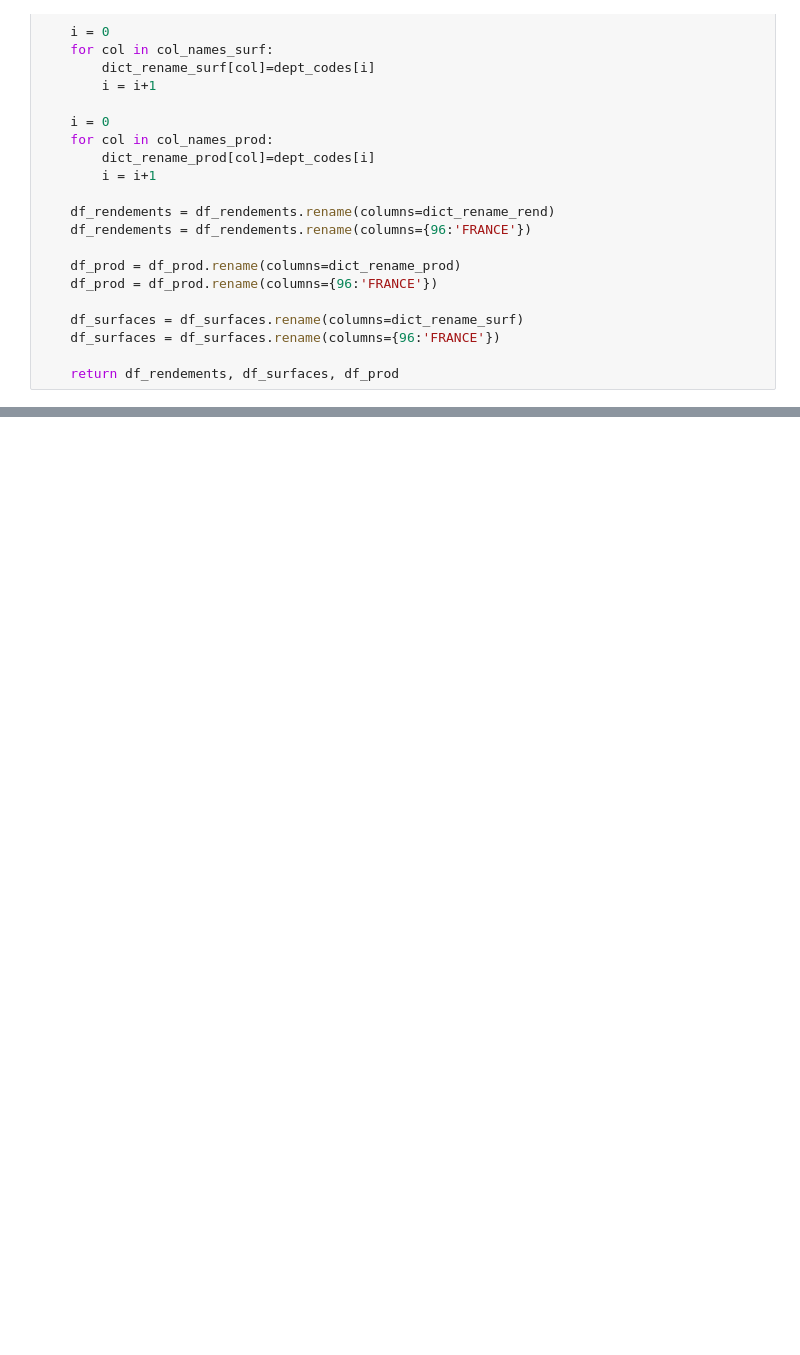
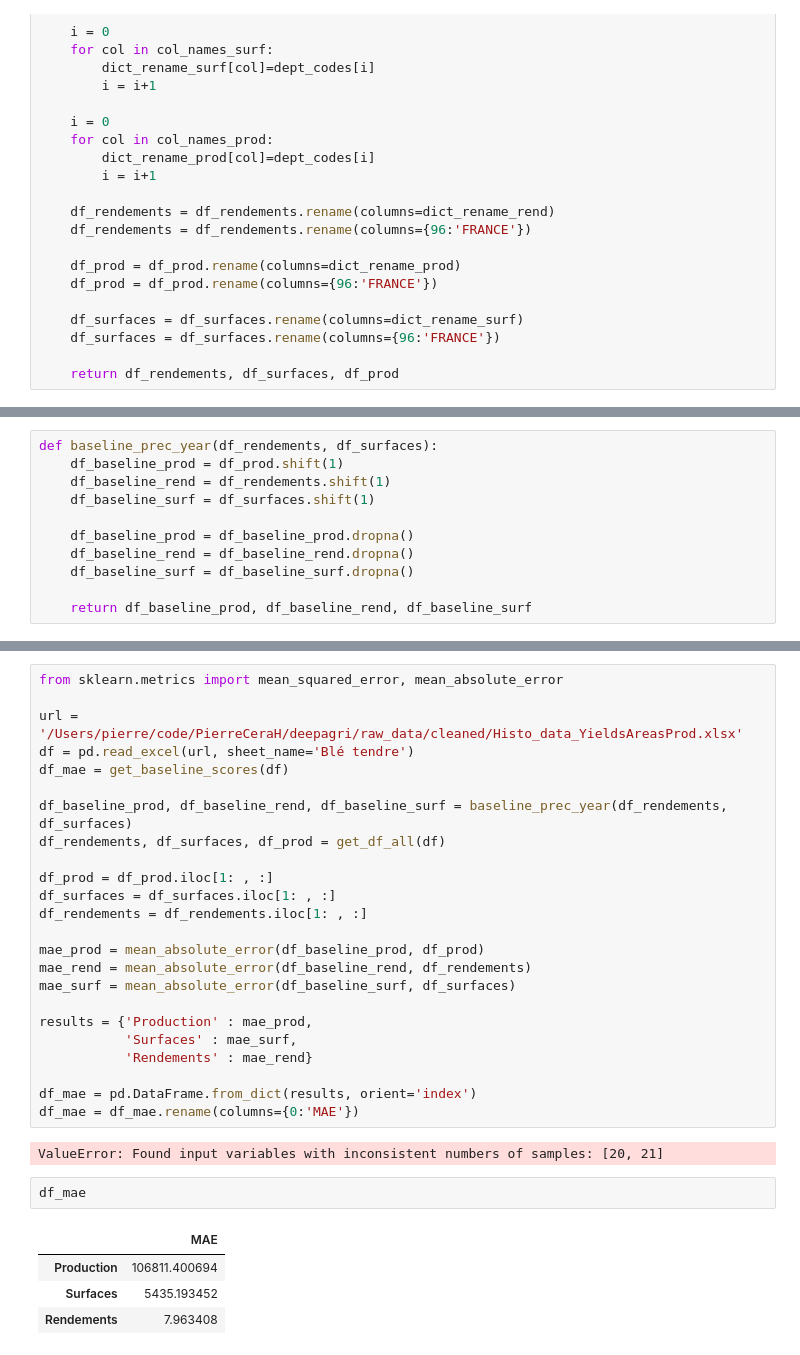
Before and after one commit to PierreCeraH/deepagri, a Jupyter notebook: baseline_prep.ipynb, the cells around one changed output, grey strips where cells are left out. Drawn from its saved outputs; the diff is of its cells as text; blank space fills up the shorter version.

```diff
--- a/baseline_prep.ipynb
+++ b/baseline_prep.ipynb
@@ -104,0 +169,11 @@ baseline.to_csv('baseline.csv')
+# %%
+def baseline_prec_year(df_rendements, df_surfaces):
+    df_baseline_prod = df_prod.shift(1)
+    df_baseline_rend = df_rendements.shift(1)
+    df_baseline_surf = df_surfaces.shift(1)
+
+    df_baseline_prod = df_baseline_prod.dropna()
+    df_baseline_rend = df_baseline_rend.dropna()
+    df_baseline_surf = df_baseline_surf.dropna()
+
+    return df_baseline_prod, df_baseline_rend, df_baseline_surf
@@ -104,0 +325,33 @@ baseline.to_csv('baseline.csv')
+# %%
+from sklearn.metrics import mean_squared_error, mean_absolute_error
+
+url = '/Users/pierre/code/PierreCeraH/deepagri/raw_data/cleaned/Histo_data_YieldsAreasProd.xlsx'
+df = pd.read_excel(url, sheet_name='Blé tendre')
+df_mae = get_baseline_scores(df)
+
+df_baseline_prod, df_baseline_rend, df_baseline_surf = baseline_prec_year(df_rendements, df_surfaces)
+df_rendements, df_surfaces, df_prod = get_df_all(df)
+
+df_prod = df_prod.iloc[1: , :]
+df_surfaces = df_surfaces.iloc[1: , :]
+df_rendements = df_rendements.iloc[1: , :]
+
+mae_prod = mean_absolute_error(df_baseline_prod, df_prod)
+mae_rend = mean_absolute_error(df_baseline_rend, df_rendements)
+mae_surf = mean_absolute_error(df_baseline_surf, df_surfaces)
+
+results = {'Production' : mae_prod,
+           'Surfaces' : mae_surf,
+           'Rendements' : mae_rend}
+
+df_mae = pd.DataFrame.from_dict(results, orient='index')
+df_mae = df_mae.rename(columns={0:'MAE'})
+# %% [output]
+ValueError: Found input variables with inconsistent numbers of samples: [20, 21]
+# %%
+df_mae
+# %% [output]
+|  | MAE |
+| Production | 106811.400694 |
+| Surfaces | 5435.193452 |
+| Rendements | 7.963408 |
```
Also changed, not shown: parts of 22 cells of this notebook, 1 other file.
